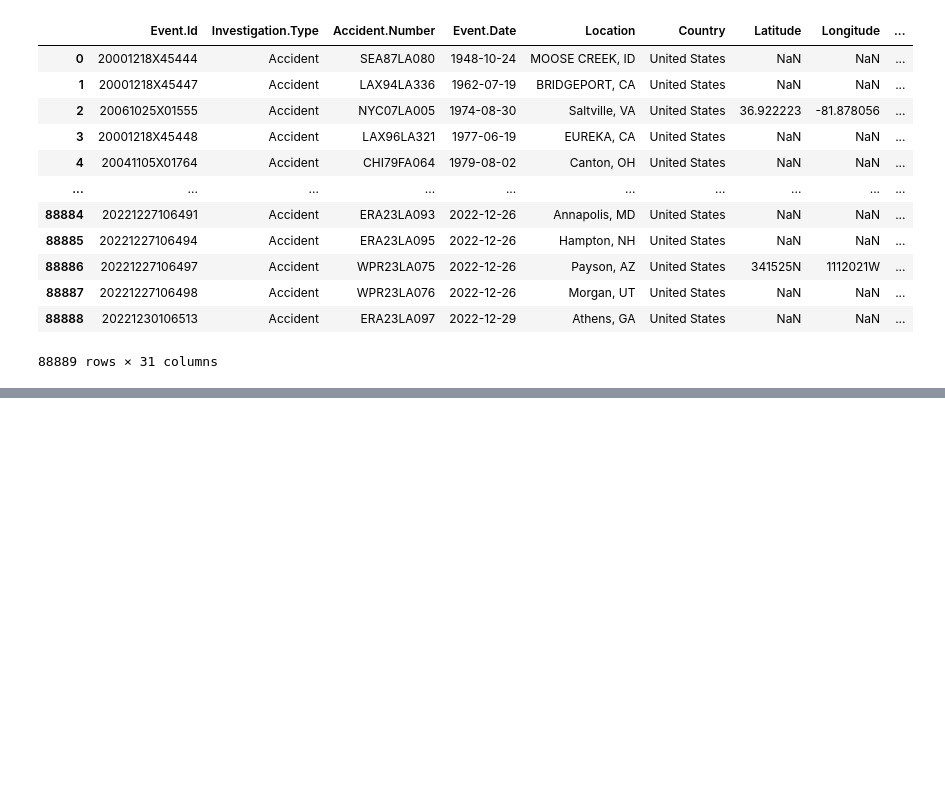
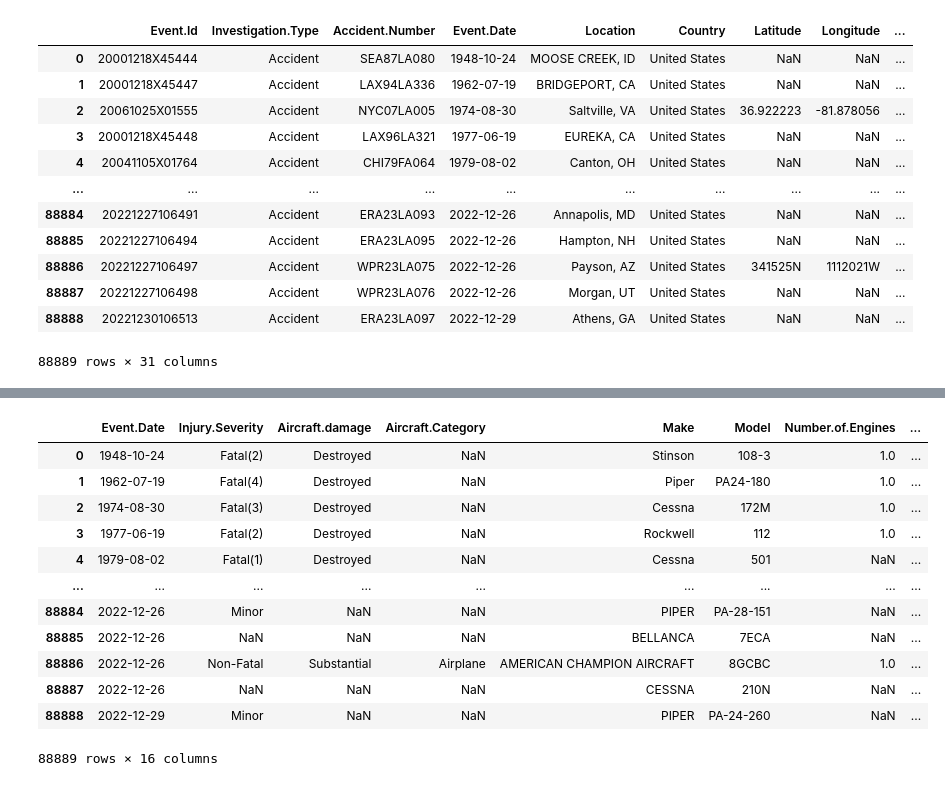
Before and after one commit to RoodHym/projet_phase_1, a Jupyter notebook: final_phase_1.ipynb, the cells around one changed output, grey strips where cells are left out. Cells and saved outputs as stored; diff of their text form; code cells hidden in the pictures; blank space fills up the shorter version.

```diff
--- a/final_phase_1.ipynb
+++ b/final_phase_1.ipynb
@@ -33,0 +54,4 @@ Pour le dataset, je les rends plus faciles à utiliser  en supprimant les lignes
+# %%
+#supprimer les colonnes totalement vides
+df.dropna(axis=1, how='all', inplace=True)
+df
@@ -33,0 +72,25 @@ Pour le dataset, je les rends plus faciles à utiliser  en supprimant les lignes
+# %%
+#Supprimer les colonnes non necessaire
+data = df.drop(columns = ['Event.Id','Investigation.Type','Accident.Number','Location','Country','Latitude','Longitude','Airport.Code','Airport.Name','Registration.Number','Schedule','Air.carrier','Broad.phase.of.flight','Report.Status','FAR.Description','Amateur.Built'])
+# %%
+#fusionner make et model
+if 'Make' in df.columns and 'Model' in df.columns:
+    data['avionmodel'] = data['Make'].astype(str) + ' ' + data['Model'].astype(str)
+else:
+    data['avionmodel'] = data.get('Model','unknown')
+# %%
+data
+# %% [output]
+|  | Event.Date | Injury.Severity | Aircraft.damage | Aircraft.Category | Make | Model | Number.of.Engines | ... |
+| 0 | 1948-10-24 | Fatal(2) | Destroyed | NaN | Stinson | 108-3 | 1.0 | ... |
+| 1 | 1962-07-19 | Fatal(4) | Destroyed | NaN | Piper | PA24-180 | 1.0 | ... |
+| 2 | 1974-08-30 | Fatal(3) | Destroyed | NaN | Cessna | 172M | 1.0 | ... |
+| 3 | 1977-06-19 | Fatal(2) | Destroyed | NaN | Rockwell | 112 | 1.0 | ... |
+| 4 | 1979-08-02 | Fatal(1) | Destroyed | NaN | Cessna | 501 | NaN | ... |
+| ... | ... | ... | ... | ... | ... | ... | ... | ... |
+| 88884 | 2022-12-26 | Minor | NaN | NaN | PIPER | PA-28-151 | NaN | ... |
+| 88885 | 2022-12-26 | NaN | NaN | NaN | BELLANCA | 7ECA | NaN | ... |
+| 88886 | 2022-12-26 | Non-Fatal | Substantial | Airplane | AMERICAN CHAMPION AIRCRAFT | 8GCBC | 1.0 | ... |
+| 88887 | 2022-12-26 | NaN | NaN | NaN | CESSNA | 210N | NaN | ... |
+| 88888 | 2022-12-29 | Minor | NaN | NaN | PIPER | PA-24-260 | NaN | ... |
+88889 rows × 16 columns
```
Also changed, not shown: parts of 10 cells of this notebook.
